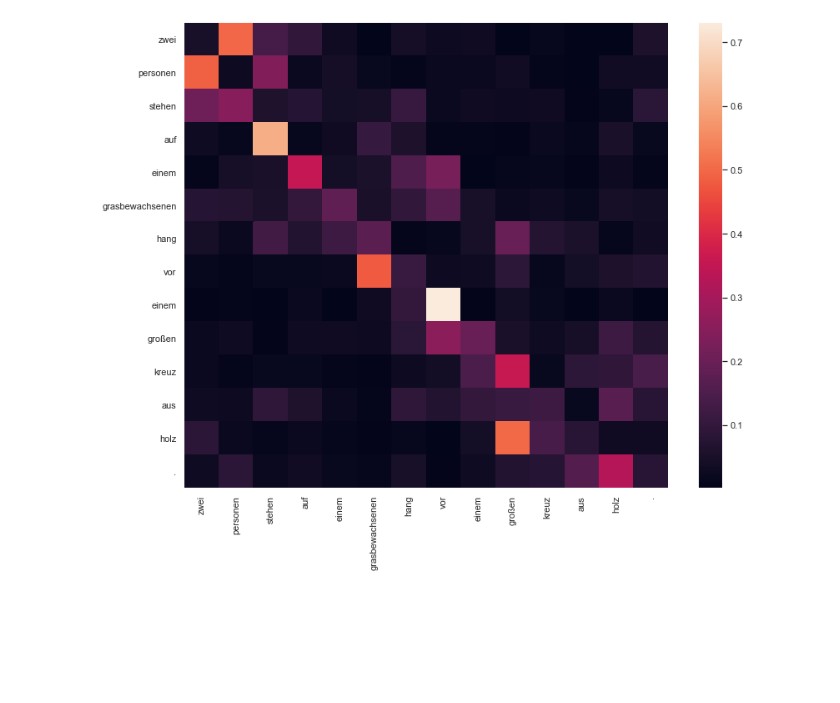
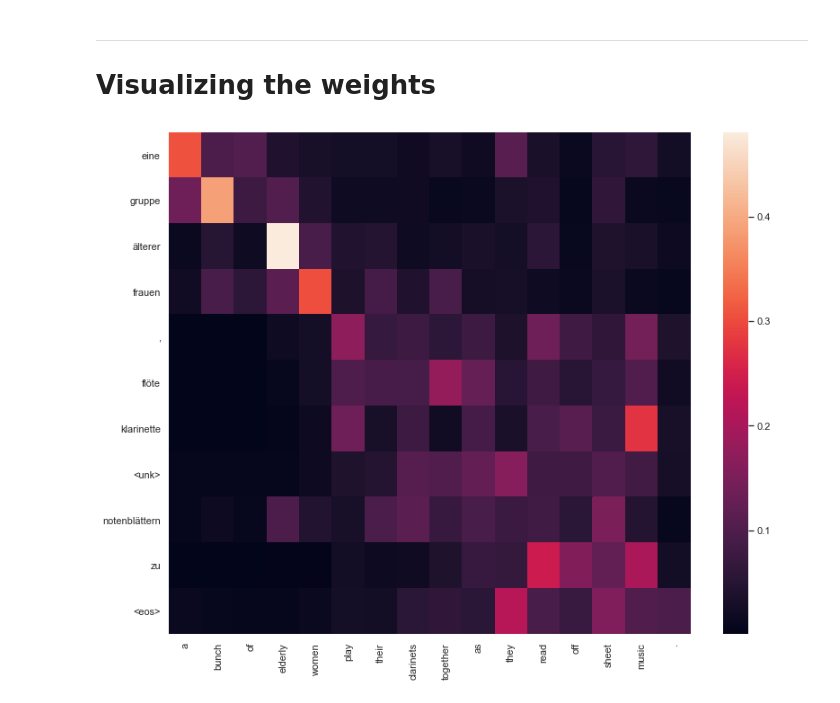
Before and after one commit to maroxtn/Transformer-vs-bahdanau-attention, a Jupyter notebook: notebooks/Comparison.ipynb, the cells around one changed output. Saved outputs shown, nothing was run; the diff lists cells and outputs as text; code cells hidden in the pictures; blank space fills up the shorter version.

Commit message:
Both weights are visualized

```diff
--- a/notebooks/Comparison.ipynb
+++ b/notebooks/Comparison.ipynb
@@ -294,2 +253,0 @@ def multi_head_attention_forward(
-# %%
-sentence = "zwei personen stehen auf einem grasbewachsenen hang vor einem großen kreuz aus holz."
@@ -309,4 +253,0 @@ self_att = model.transformer_encoder.layers[0].self_attn
-# %%
-att_weights = multi_head_attention_forward(
-                emb_src, emb_src, emb_src, self_att.num_heads,
-                self_att.in_proj_weight, self_att.in_proj_bias)
@@ -316,2 +253,0 @@ import matplotlib.pyplot as plt
-# %%
-att_weights = att_weights[0].detach().cpu().numpy()
@@ -317,0 +259,32 @@ att_weights = att_weights[0].detach().cpu().numpy()
+# %%
+def get_att_weights_transformer(model, source, target): #Source and target sentence tokenized
+
+    model.eval()
+
+    memory = get_out_encoder_transformer(source, model)
+    decoder = model.transformer_decoder.layers[0]
+
+    #Transformer decoder original codee
+    target_encoded = [out_lang.vocab.stoi[target_sentence[i]] for i in range(len(target_sentence))]
+    tgt = torch.Tensor(target_encoded[:-1]).long().unsqueeze(1).to(device)
+    tgt = model.decoder(tgt)
+    tgt = model.pos_decoder(tgt)
+
+    tgt2, _ = decoder.self_attn(tgt, tgt, tgt)
+    tgt = tgt + decoder.dropout1(tgt2)
+    tgt = decoder.norm1(tgt)
+    tgt2, att_weights = decoder.multihead_attn(tgt, memory, memory)
+
+    tgt = tgt + decoder.dropout2(tgt2)
+    tgt = decoder.norm2(tgt)
+    tgt2 = decoder.linear2(decoder.dropout(decoder.activation(decoder.linear1(tgt))))
+    tgt = tgt + decoder.dropout3(tgt2)
+    out = decoder.norm3(tgt)
+
+
+    out = model.fc_out(out)
+    words = out.argmax(-1).reshape(-1).detach().cpu().numpy()
+
+    preds = [out_lang.vocab.itos[i] for i in words]
+
+    return att_weights[0].detach().cpu().numpy(), preds
@@ -318,7 +436,13 @@ att_weights = att_weights[0].detach().cpu().numpy()
+# %% [markdown]
+---------
+
+# Visualizing the weights
 # %%
-sns.heatmap(att_weights, xticklabels=tokens, yticklabels=tokens)
+att_weights, tr_preds = get_att_weights_transformer(transformer_model, sentence, target_sentence)
 
 sns.set(rc={'figure.figsize':(13,10.27)})
+sns.heatmap(att_weights, xticklabels=sentence, yticklabels=tr_preds)
+
 plt.show()
 # %% [output]
-[figure, old version]
+[figure, new version]
```
Also changed, not shown: parts of 32 cells of this notebook, 12 other files.
